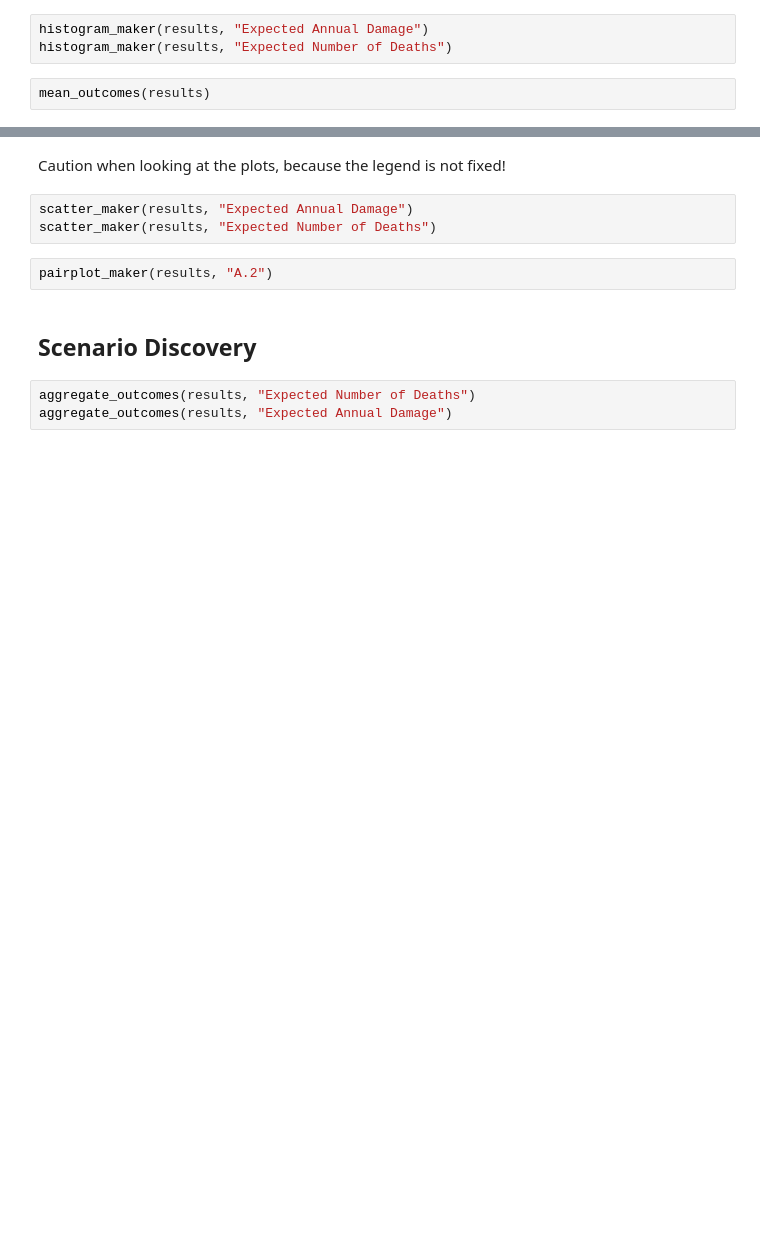
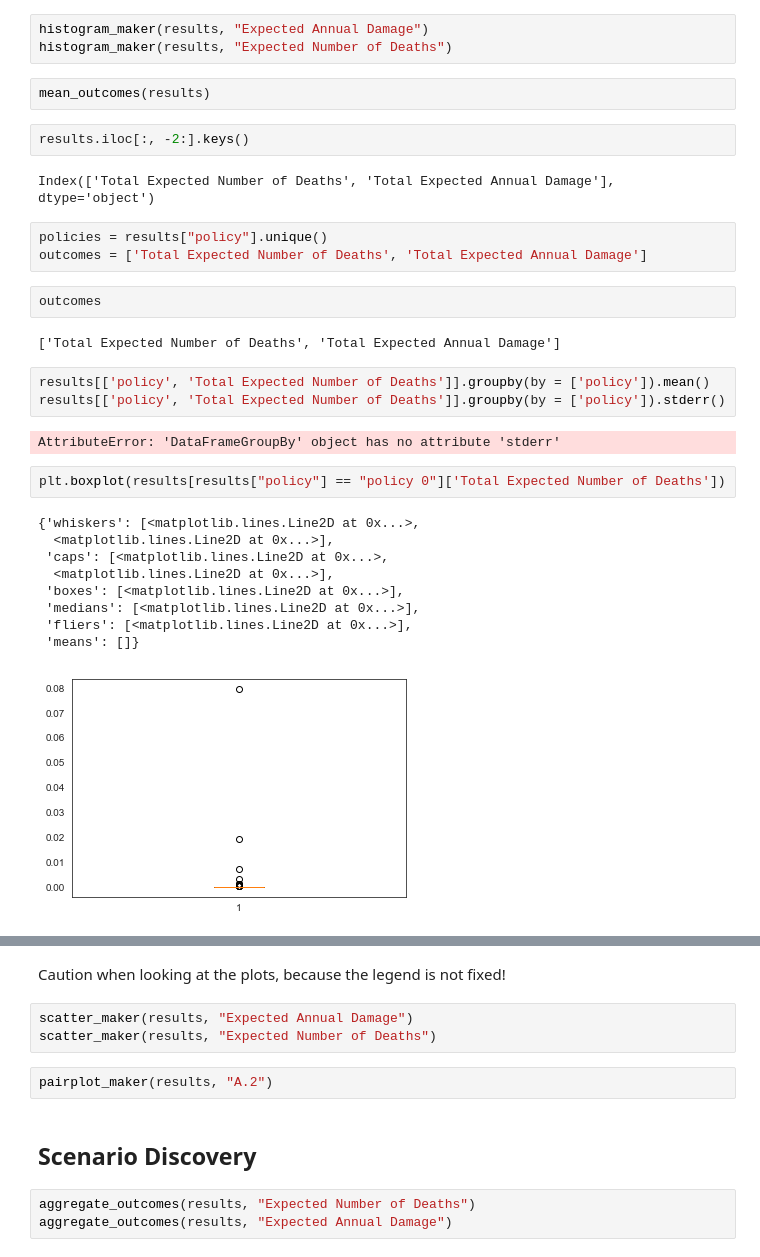
Before and after one commit to WKSu/Model-based-decision-making, a Jupyter notebook: Scenario Discovery on MORO policies.ipynb, the cells around one changed output, grey strips where cells are left out. Saved outputs shown, nothing was run; the diff lists cells and outputs as text; blank space fills up the shorter version.

Commit message:
Added boxplots for the policies

```diff
--- a/Scenario Discovery on MORO policies.ipynb
+++ b/Scenario Discovery on MORO policies.ipynb
@@ -184,3 +104,31 @@ histogram_maker(results, "Expected Annual Damage")
 histogram_maker(results, "Expected Number of Deaths")
 # %%
 mean_outcomes(results)
+# %%
+results.iloc[:, -2:].keys()
+# %% [output]
+Index(['Total Expected Number of Deaths', 'Total Expected Annual Damage'], dtype='object')
+# %%
+policies = results["policy"].unique()
+outcomes = ['Total Expected Number of Deaths', 'Total Expected Annual Damage']
+# %%
+outcomes
+# %% [output]
+['Total Expected Number of Deaths', 'Total Expected Annual Damage']
+# %%
+results[['policy', 'Total Expected Number of Deaths']].groupby(by = ['policy']).mean()
+results[['policy', 'Total Expected Number of Deaths']].groupby(by = ['policy']).stderr()
+# %% [output]
+AttributeError: 'DataFrameGroupBy' object has no attribute 'stderr'
+# %%
+plt.boxplot(results[results["policy"] == "policy 0"]['Total Expected Number of Deaths'])
+# %% [output]
+{'whiskers': [<matplotlib.lines.Line2D at 0x...>,
+  <matplotlib.lines.Line2D at 0x...>],
+ 'caps': [<matplotlib.lines.Line2D at 0x...>,
+  <matplotlib.lines.Line2D at 0x...>],
+ 'boxes': [<matplotlib.lines.Line2D at 0x...>],
+ 'medians': [<matplotlib.lines.Line2D at 0x...>],
+ 'fliers': [<matplotlib.lines.Line2D at 0x...>],
+ 'means': []}
+[figure, added]
```
Also changed, not shown: parts of 22 cells of this notebook, 1 other file.
